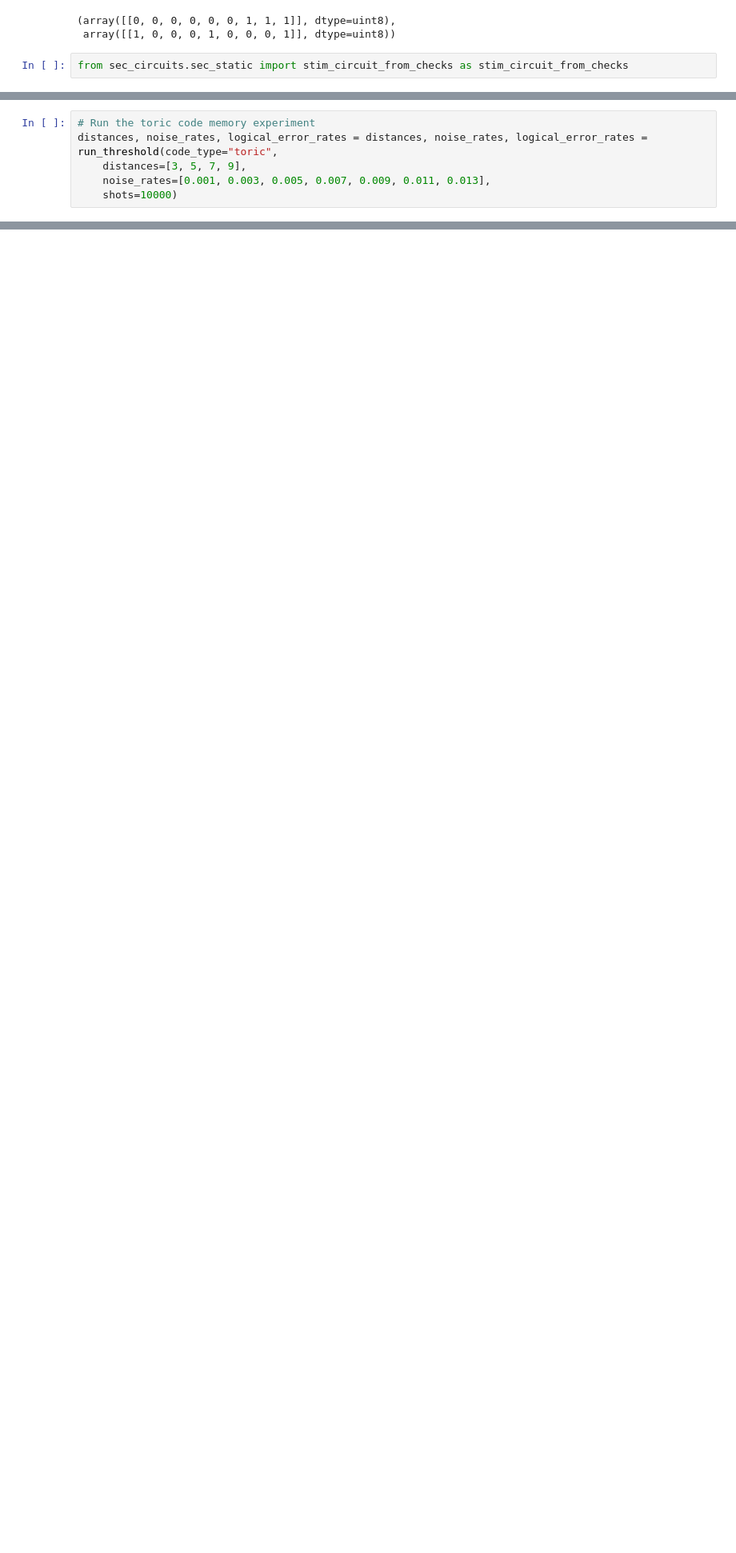
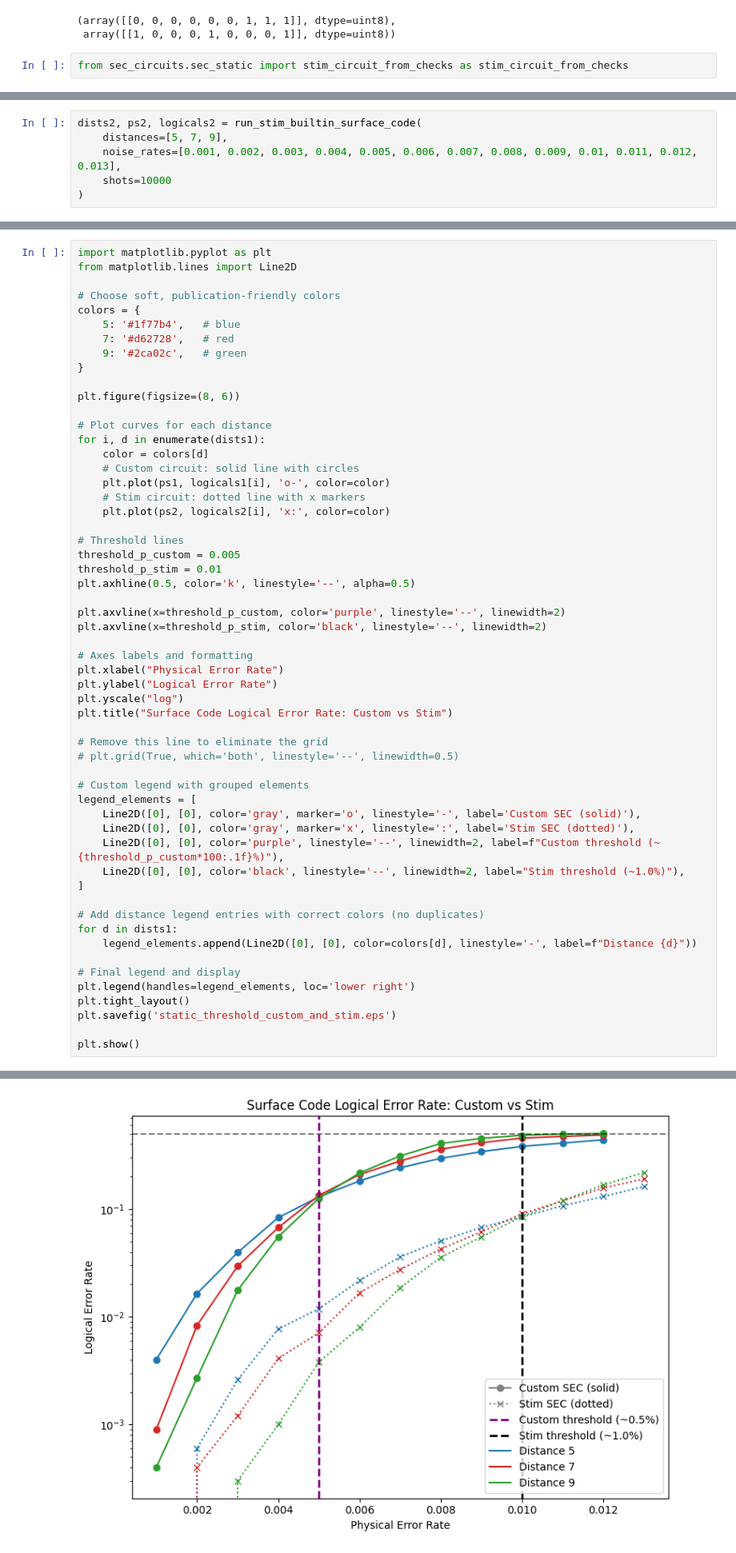
Before and after one commit to hanoipho997/Adaptive_SEC_heralded_errors, a Jupyter notebook: example_css.ipynb, the cells around one changed output, grey strips where cells are left out. Shown at 80% size. Saved outputs shown, nothing was run; the diff lists cells and outputs as text; blank space fills up the shorter version.

```diff
--- a/example_css.ipynb
+++ b/example_css.ipynb
@@ -194,6 +221,0 @@ plt.show()
-# %%
-# Run the toric code memory experiment
-distances, noise_rates, logical_error_rates = distances, noise_rates, logical_error_rates = run_threshold(code_type="toric",
-    distances=[3, 5, 7, 9],
-    noise_rates=[0.001, 0.003, 0.005, 0.007, 0.009, 0.011, 0.013],
-    shots=10000)
@@ -254,0 +265,6 @@ plt.show()
+# %%
+dists2, ps2, logicals2 = run_stim_builtin_surface_code(
+    distances=[5, 7, 9],
+    noise_rates=[0.001, 0.002, 0.003, 0.004, 0.005, 0.006, 0.007, 0.008, 0.009, 0.01, 0.011, 0.012, 0.013],
+    shots=10000
+)
@@ -254,0 +314,57 @@ plt.show()
+# %%
+import matplotlib.pyplot as plt
+from matplotlib.lines import Line2D
+
+# Choose soft, publication-friendly colors
+colors = {
+    5: '#1f77b4',   # blue
+    7: '#d62728',   # red
+    9: '#2ca02c',   # green
+}
+
+plt.figure(figsize=(8, 6))
+
+# Plot curves for each distance
+for i, d in enumerate(dists1):
+    color = colors[d]
+    # Custom circuit: solid line with circles
+    plt.plot(ps1, logicals1[i], 'o-', color=color)
+    # Stim circuit: dotted line with x markers
+    plt.plot(ps2, logicals2[i], 'x:', color=color)
+
+# Threshold lines
+threshold_p_custom = 0.005
+threshold_p_stim = 0.01
+plt.axhline(0.5, color='k', linestyle='--', alpha=0.5)
+
+plt.axvline(x=threshold_p_custom, color='purple', linestyle='--', linewidth=2)
+plt.axvline(x=threshold_p_stim, color='black', linestyle='--', linewidth=2)
+
+# Axes labels and formatting
+plt.xlabel("Physical Error Rate")
+plt.ylabel("Logical Error Rate")
+plt.yscale("log")
+plt.title("Surface Code Logical Error Rate: Custom vs Stim")
+
+# Remove this line to eliminate the grid
+# plt.grid(True, which='both', linestyle='--', linewidth=0.5)
+
+# Custom legend with grouped elements
+legend_elements = [
+    Line2D([0], [0], color='gray', marker='o', linestyle='-', label='Custom SEC (solid)'),
+    Line2D([0], [0], color='gray', marker='x', linestyle=':', label='Stim SEC (dotted)'),
+    Line2D([0], [0], color='purple', linestyle='--', linewidth=2, label=f"Custom threshold (~{threshold_p_custom*100:.1f}%)"),
+    Line2D([0], [0], color='black', linestyle='--', linewidth=2, label="Stim threshold (~1.0%)"),
+]
+
+# Add distance legend entries with correct colors (no duplicates)
+for d in dists1:
+    legend_elements.append(Line2D([0], [0], color=colors[d], linestyle='-', label=f"Distance {d}"))
+
+# Final legend and display
+plt.legend(handles=legend_elements, loc='lower right')
+plt.tight_layout()
+plt.savefig('static_threshold_custom_and_stim.eps')
+
+plt.show()
+# %% [output]
@@ -254,0 +372 @@ plt.show()
+[figure, added]
```
Also changed, not shown: parts of 23 cells of this notebook.
